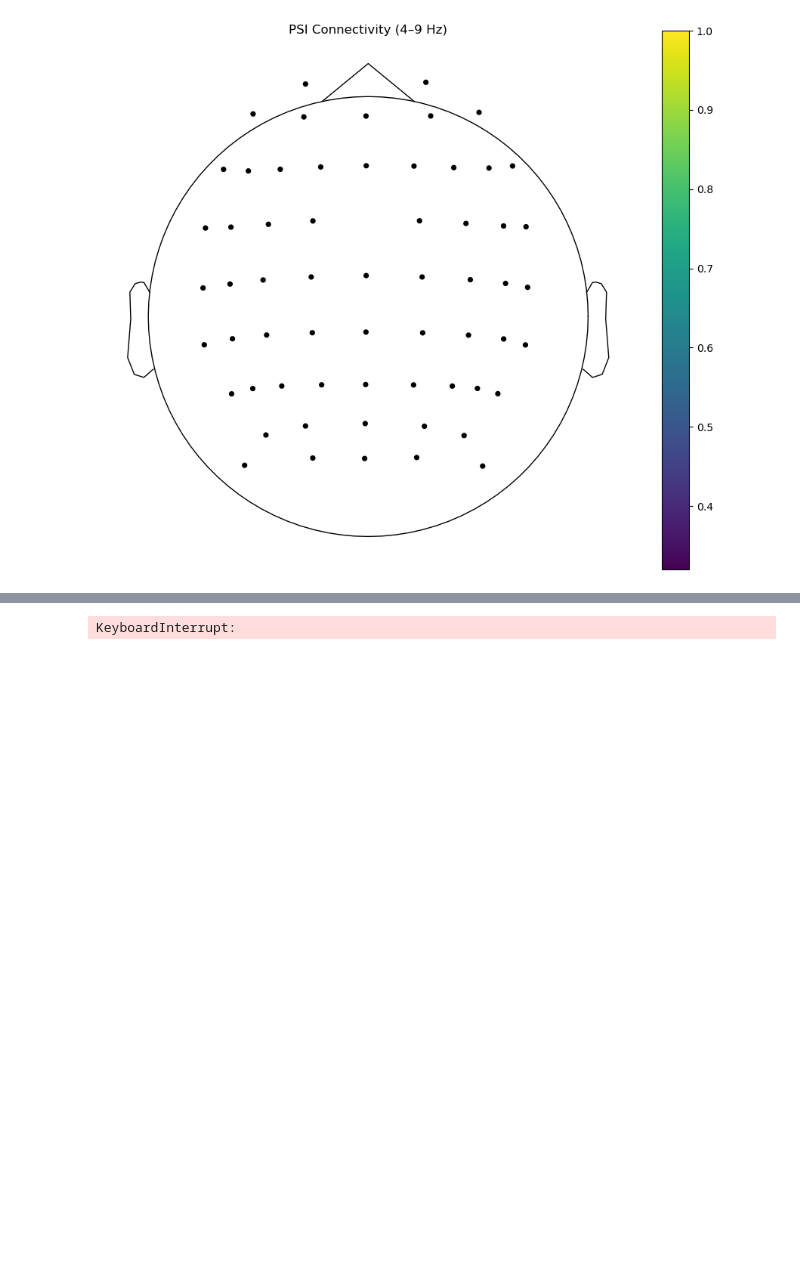
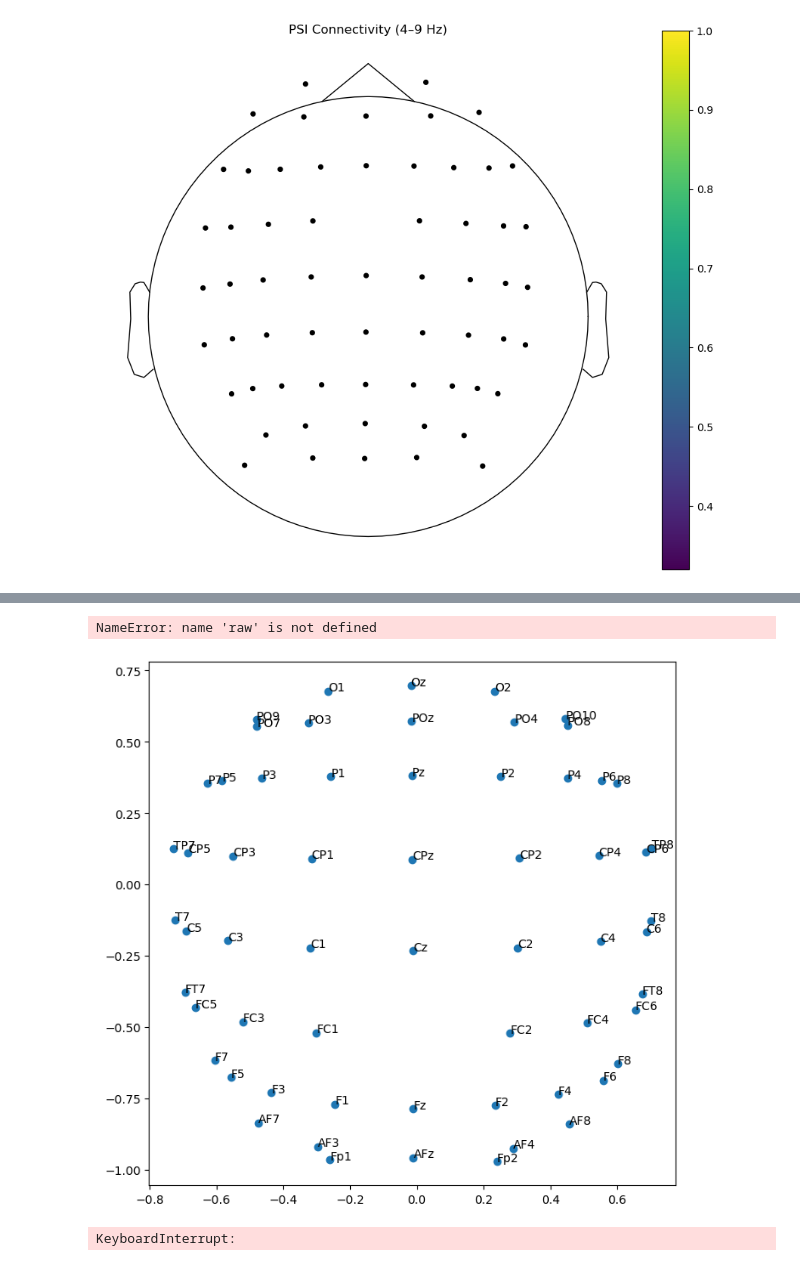
Before and after one commit to have4blast/eeg-mri-aging-analysis, a Jupyter notebook: psi copy.ipynb, the cells around one changed output, grey strips where cells are left out. Saved outputs shown, nothing was run; the diff lists cells and outputs as text; code cells hidden in the pictures; blank space fills up the shorter version.

```diff
--- a/psi copy.ipynb
+++ b/psi copy.ipynb
@@ -580,0 +698,18 @@ plt.show()
+# %%
+%matplotlib qt
+import matplotlib.pyplot as plt
+from mpl_toolkits.mplot3d import Axes3D
+import mne
+
+fig = plt.figure(figsize=(10, 10))
+ax = fig.add_subplot(111, projection='3d')
+
+mne.viz.plot_sensors(
+    raw.info,
+    kind='3d',
+    show_names=True,
+    axes=ax,
+    show=True
+)
+# %% [output]
+NameError: name 'raw' is not defined
@@ -581,3 +776,24 @@ plt.show()
+# %%
+montage = raw.get_montage()
+ch_pos = montage.get_positions()['ch_pos']
+
+# 座標取得
+names = raw.ch_names
+pos = np.array([ch_pos[ch][:2] for ch in names])
+
+# --- 上方向にずれる問題を修正: Y軸反転 ---
+pos[:, 1] *= -1
+
+# --- 正規化して可視化 ---
+pos = pos / np.max(np.linalg.norm(pos, axis=1))
+
+fig, ax = plt.subplots(figsize=(8, 8))
+ax.scatter(pos[:, 0], pos[:, 1])
+for i, name in enumerate(names):
+    ax.text(pos[i, 0], pos[i, 1], name)
+plt.show()
+# %% [output]
+[figure, added]
 # %%
 import numpy as np
 import mne
```
Also changed, not shown: parts of 4 cells of this notebook, 9 other files.
